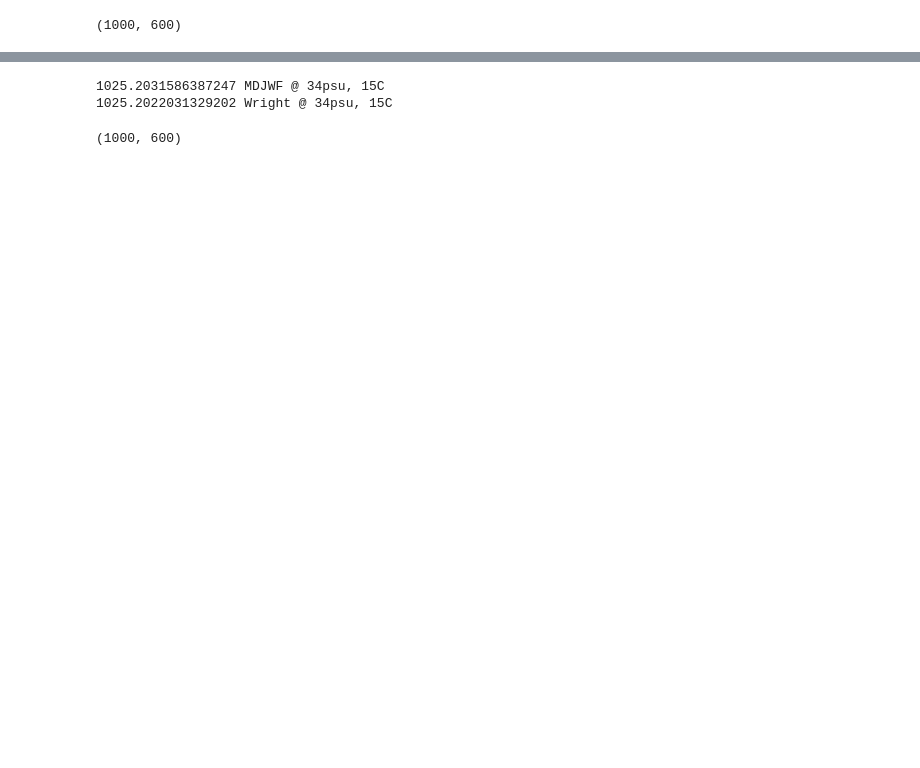
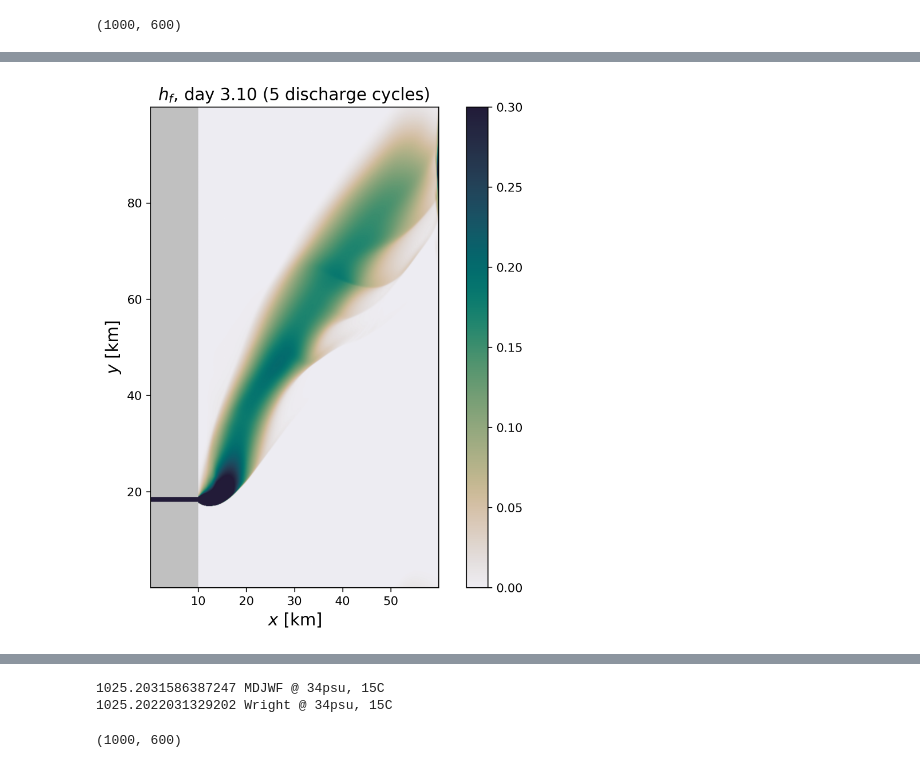
Before and after one commit to ElizabethYankovsky/MITgcm_codes, a Jupyter notebook: Plume_analysis/Analysis.ipynb, the cells around one changed output, grey strips where cells are left out. Cells and saved outputs as stored; diff of their text form; code cells hidden in the pictures; blank space fills up the shorter version.

```diff
--- a/Plume_analysis/Analysis.ipynb
+++ b/Plume_analysis/Analysis.ipynb
@@ -45,0 +112,31 @@ mask.shape
+# %%
+#Plotting freshwater layer
+newmask = file1.variables['S'][0,:,:,:]
+
+index=149
+Salt = file1.variables['S'][index,:,:,:]; Salt[newmask==0]=np.nan
+Sref = Salt*0.0+34.0
+hf=0.1*np.nansum((Sref-Salt)/34.0,axis=0)
+hf[(mask==0)]=-10000000
+###hf(i,j)=0.1*sum((sr-s(i,j,:))/sr); (your delta z is 0.1 correct?)###
+
+fig = plt.figure(figsize=(5, 8), dpi= 300, facecolor='w', edgecolor='k')
+ax1 = fig.add_axes([0.15,0.1,0.7,0.7])  #left pos. bottom pos. width, height #ax1 = fig.add_subplot(111)
+ax2 = fig.add_axes([.9, 0.1, 0.05, 0.7])
+
+
+quad1 = ax1.pcolormesh(xq/1000,yq/1000,hf,cmap=cmocean.cm.rain,shading='gouraud',vmin=0,vmax=.3) #cmap=cmocean.cm.deep
+quad1.cmap.set_under('silver')
+quad1.cmap.set_over(quad1.cmap(1.))
+
+#ax1.set_xlim(0,30)
+ax1.set_title('$h_f$, day %04.2f (5 discharge cycles) ' %(index/48.), fontsize=14)
+ax1.set_aspect('equal')
+ax1.set_facecolor((0.92, 0.92, 0.92))
+ax1.set_xlabel('$x$ [km]',fontsize=14)
+ax1.set_ylabel('$y$ [km]',fontsize=14)
+
+cb1 = fig.colorbar(quad1,ax2)
+#plt.title('(m)', fontsize=14)
+# %% [output]
+[figure, added]
```
Also changed, not shown: parts of 10 cells of this notebook, 13 other files.
